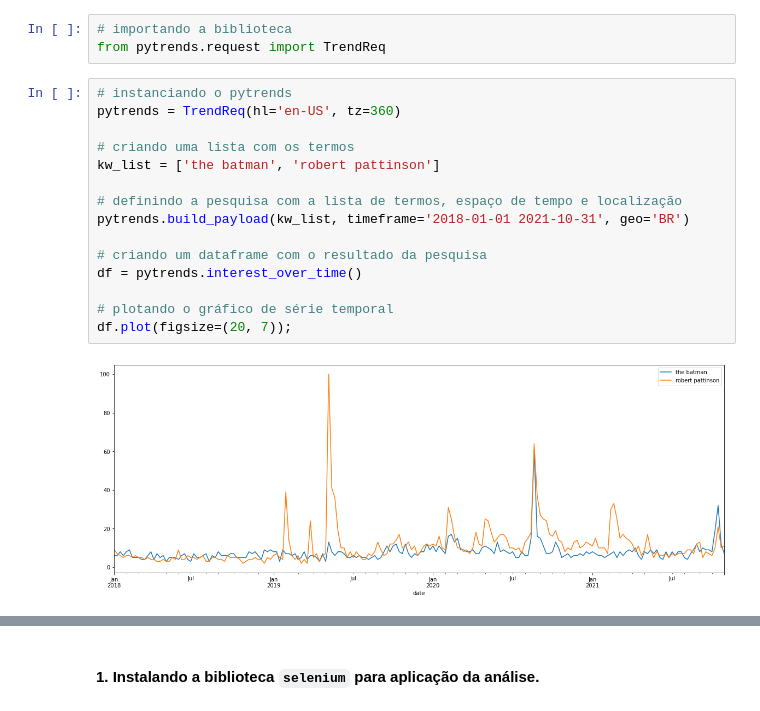
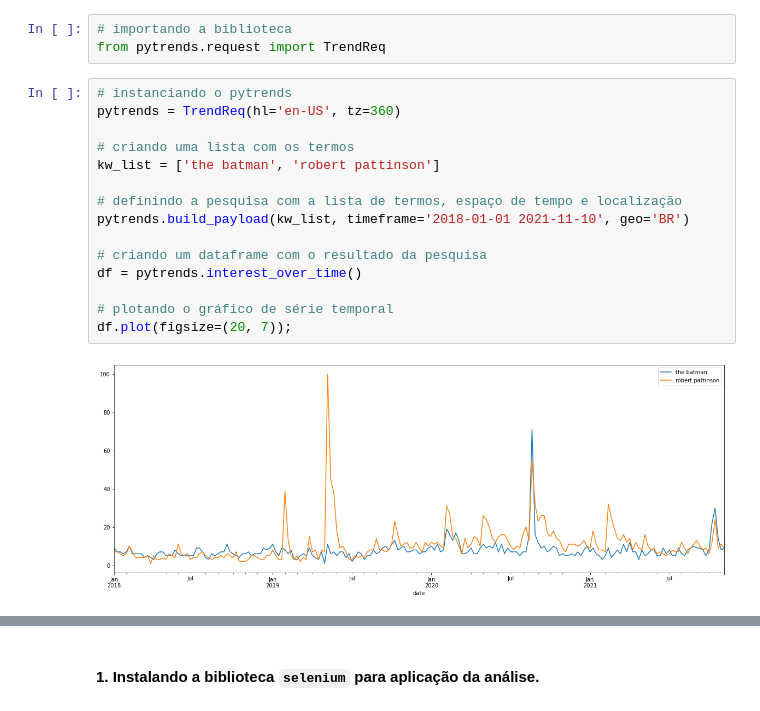
Before and after one commit to FGalvao77/Analise-de-sentimentos-do-trailer-do-filme-THE-BATMAN, a Jupyter notebook: Análise_de_sentimentos_do_trailer_do_filme_THE_BATMAN.ipynb, the cells around one changed output, grey strips where cells are left out. Saved outputs shown, nothing was run; the diff lists cells and outputs as text.

```diff
--- a/Análise_de_sentimentos_do_trailer_do_filme_THE_BATMAN.ipynb
+++ b/Análise_de_sentimentos_do_trailer_do_filme_THE_BATMAN.ipynb
@@ -56,20 +53,20 @@ from pytrends.request import TrendReq
 # %%
 # instanciando o pytrends
 pytrends = TrendReq(hl='en-US', tz=360)
 
 # criando uma lista com os termos
 kw_list = ['the batman', 'robert pattinson']
 
 # definindo a pesquisa com a lista de termos, espaço de tempo e localização
-pytrends.build_payload(kw_list, timeframe='2018-01-01 2021-10-31', geo='BR')
+pytrends.build_payload(kw_list, timeframe='2018-01-01 2021-11-10', geo='BR')
 
 # criando um dataframe com o resultado da pesquisa
 df = pytrends.interest_over_time()
 
 # plotando o gráfico de série temporal
 df.plot(figsize=(20, 7));
 # %% [output]
-[figure, old version]
+[figure, new version]
 # %%
 # este código tem a mesma funcionalidade que foi realizado acima
 # porém, aqui usei o termo unido "the batman - robert pattinson" e
```
Also changed, not shown: parts of 31 cells of this notebook.
